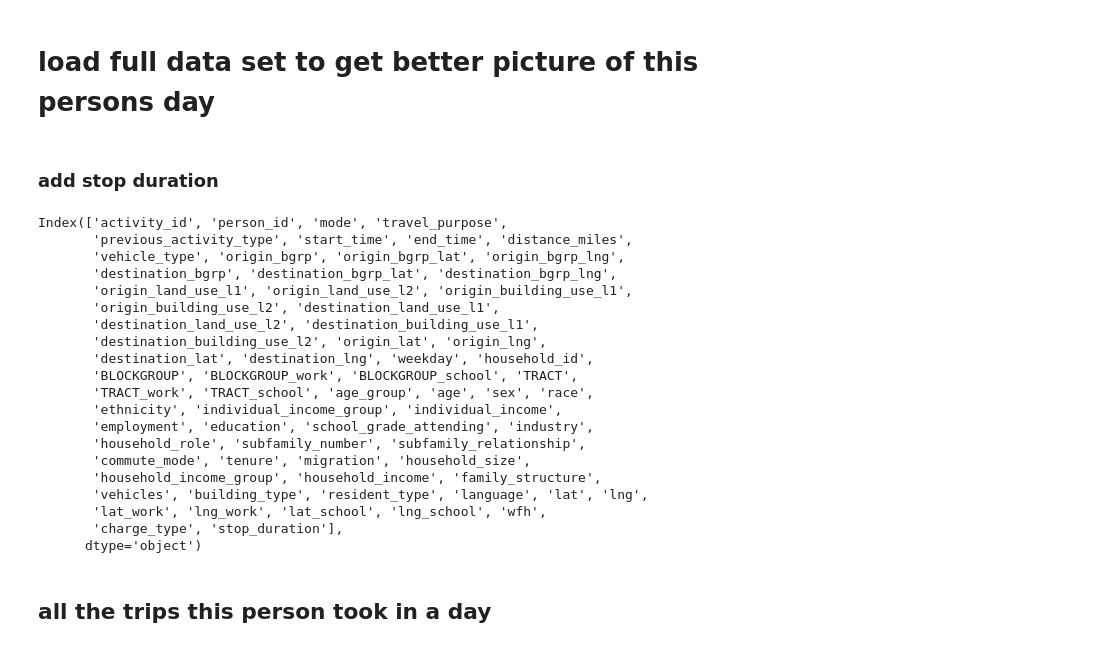
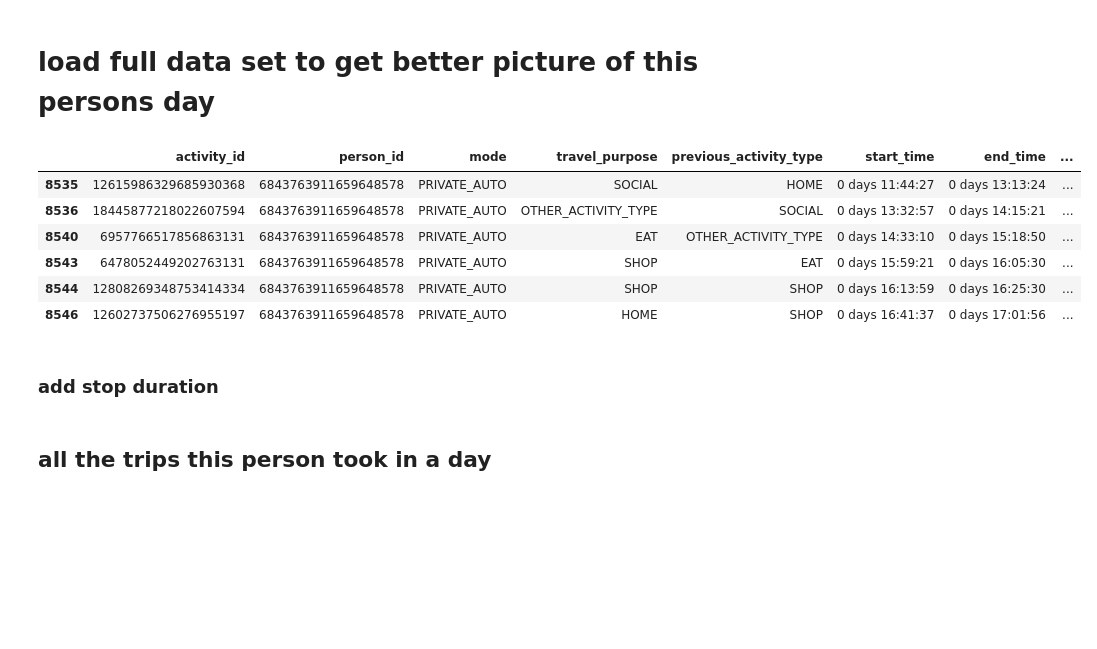
Before and after one commit to rmi-mobility-data-science/replicaEVSE, a Jupyter notebook: notebooks/charger_logic_dev.ipynb, the cells around one changed output. Drawn from its saved outputs; the diff is of its cells as text; code cells hidden in the pictures; blank space fills up the shorter version.

```diff
--- a/notebooks/charger_logic_dev.ipynb
+++ b/notebooks/charger_logic_dev.ipynb
@@ -186,6 +230,18 @@ trips_df[['charge_type', 'weekday', 'start_time', 'end_time', 'distance_miles',
 # %%
 trips_ddf = ddf[(ddf['person_id'] == '6843763911659648578') & (ddf['weekday'] == 'thursday')]
 snapshot = trips_ddf.compute()
+# %%
+snapshot = snapshot.loc[snapshot['mode'] == 'PRIVATE_AUTO']
+snapshot['charge_type'] = snapshot.apply(map_charge_type, axis=1)
+snapshot
+# %% [output]
+|  | activity_id | person_id | mode | travel_purpose | previous_activity_type | start_time | end_time | ... |
+| 8535 | 12615986329685930368 | 6843763911659648578 | PRIVATE_AUTO | SOCIAL | HOME | 0 days 11:44:27 | 0 days 13:13:24 | ... |
+| 8536 | 18445877218022607594 | 6843763911659648578 | PRIVATE_AUTO | OTHER_ACTIVITY_TYPE | SOCIAL | 0 days 13:32:57 | 0 days 14:15:21 | ... |
+| 8540 | 6957766517856863131 | 6843763911659648578 | PRIVATE_AUTO | EAT | OTHER_ACTIVITY_TYPE | 0 days 14:33:10 | 0 days 15:18:50 | ... |
+| 8543 | 6478052449202763131 | 6843763911659648578 | PRIVATE_AUTO | SHOP | EAT | 0 days 15:59:21 | 0 days 16:05:30 | ... |
+| 8544 | 12808269348753414334 | 6843763911659648578 | PRIVATE_AUTO | SHOP | SHOP | 0 days 16:13:59 | 0 days 16:25:30 | ... |
+| 8546 | 12602737506276955197 | 6843763911659648578 | PRIVATE_AUTO | HOME | SHOP | 0 days 16:41:37 | 0 days 17:01:56 | ... |
 # %% [markdown]
 ### add stop duration
 # %%
@@ -199,29 +255,6 @@ for i in range(0, len(trips)-1):
         trips.iloc[0, trips.columns.get_loc('start_time')] -\
         (trips.iloc[len(trips)-1, trips.columns.get_loc('end_time')
                     ]-pd.to_timedelta('1 day'))
-# %%
-trips.columns
-# %% [output]
-Index(['activity_id', 'person_id', 'mode', 'travel_purpose',
-       'previous_activity_type', 'start_time', 'end_time', 'distance_miles',
-       'vehicle_type', 'origin_bgrp', 'origin_bgrp_lat', 'origin_bgrp_lng',
-       'destination_bgrp', 'destination_bgrp_lat', 'destination_bgrp_lng',
-       'origin_land_use_l1', 'origin_land_use_l2', 'origin_building_use_l1',
-       'origin_building_use_l2', 'destination_land_use_l1',
-       'destination_land_use_l2', 'destination_building_use_l1',
-       'destination_building_use_l2', 'origin_lat', 'origin_lng',
-       'destination_lat', 'destination_lng', 'weekday', 'household_id',
-       'BLOCKGROUP', 'BLOCKGROUP_work', 'BLOCKGROUP_school', 'TRACT',
-       'TRACT_work', 'TRACT_school', 'age_group', 'age', 'sex', 'race',
-       'ethnicity', 'individual_income_group', 'individual_income',
-       'employment', 'education', 'school_grade_attending', 'industry',
-       'household_role', 'subfamily_number', 'subfamily_relationship',
-       'commute_mode', 'tenure', 'migration', 'household_size',
-       'household_income_group', 'household_income', 'family_structure',
-       'vehicles', 'building_type', 'resident_type', 'language', 'lat', 'lng',
-       'lat_work', 'lng_work', 'lat_school', 'lng_school', 'wfh',
-       'charge_type', 'stop_duration'],
-      dtype='object')
 # %% [markdown]
 ## all the trips this person took in a day
 # %%
```
Also changed, not shown: parts of 24 cells of this notebook, 5 other files.
